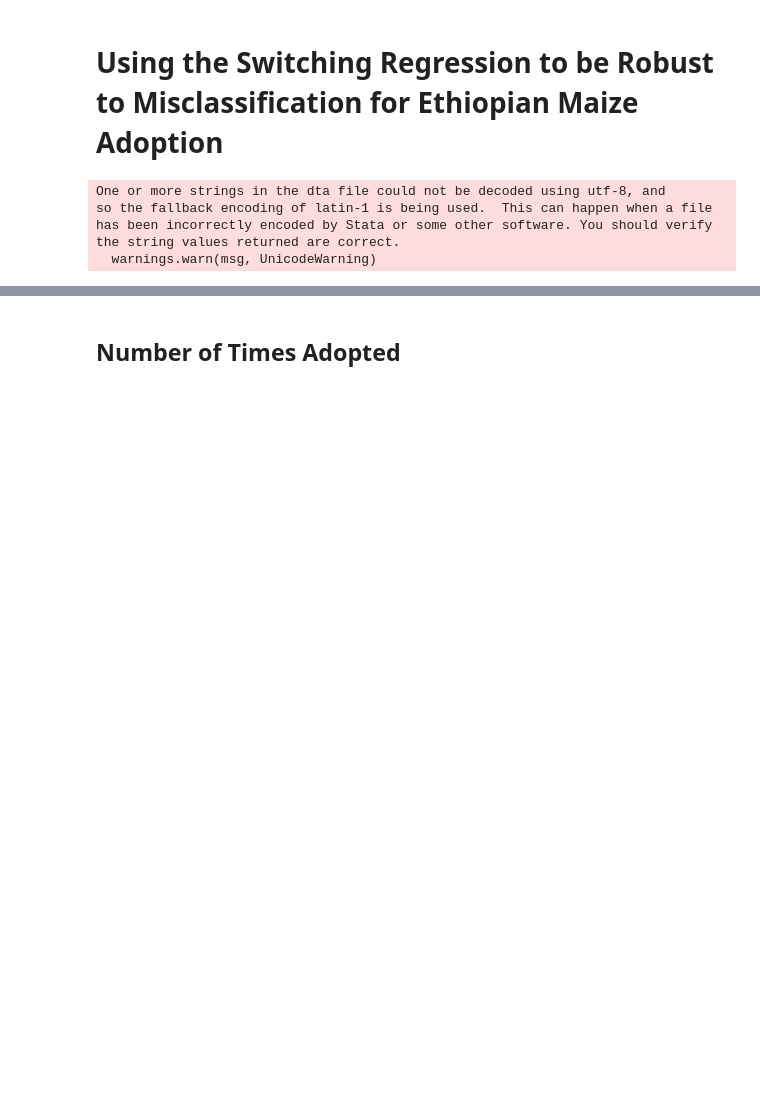
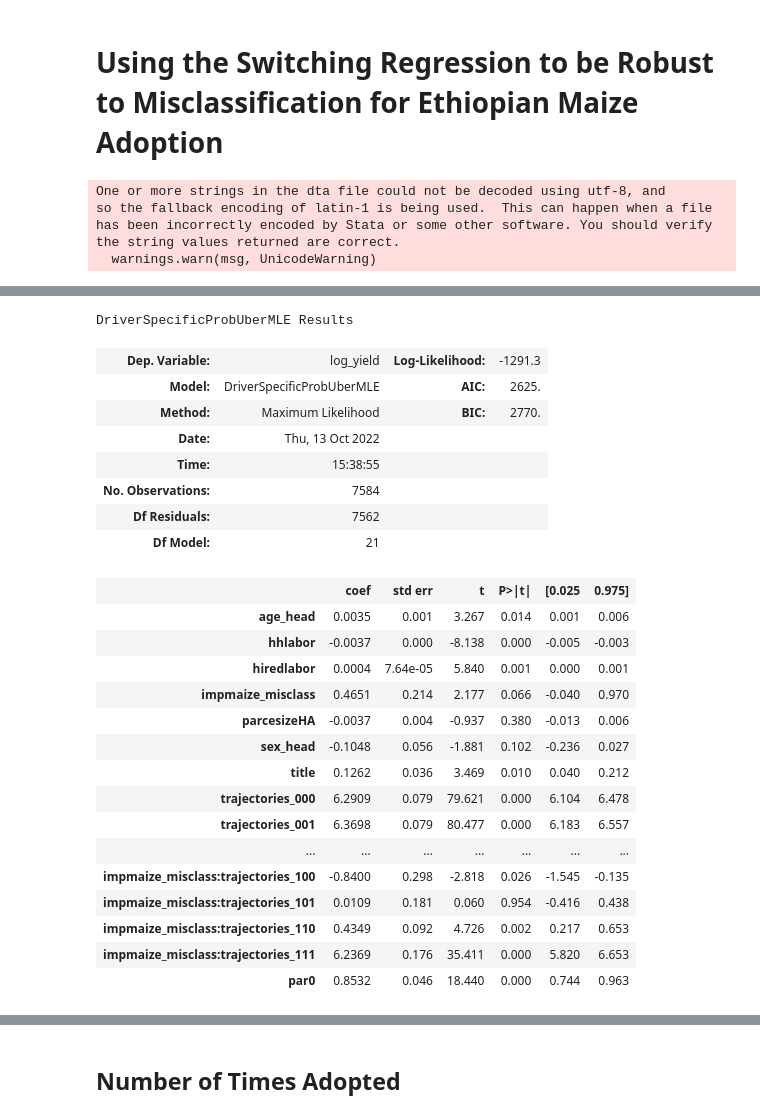
Before and after one commit to amichuda/ethiopia-tech-adoption, a Jupyter notebook: python/switching_reg.ipynb, the cells around one changed output, grey strips where cells are left out. Drawn from its saved outputs; the diff is of its cells as text; code cells hidden in the pictures; blank space fills up the shorter version.

```diff
--- a/python/switching_reg.ipynb
+++ b/python/switching_reg.ipynb
@@ -294,0 +302,12 @@ Optimization terminated successfully.
+# %%
+mod_unrestricted = DriverSpecificProbUberMLE.from_formula(
+    formula=formula,
+    data=full_df,
+    classifier_pred=classifier_pred,
+    cm=confusion_matrix(purity_95).T.values,
+    check_absorbed=False
+)
+
+sr_unres, pols_unres = mod_unrestricted.fit(method='bfgs',
+        start_params_res=res, cov_type='cluster',
+        cov_kwds={'groups' : full_df.reset_index('trajectories_misclass').query("trajectories_misclass == trajectories_true").trajectories_true})
@@ -295,2 +324,30 @@ Optimization terminated successfully.
+# %%
+sr_unres.summary()
+# %% [output]
+DriverSpecificProbUberMLE Results
+| Dep. Variable: | log_yield | Log-Likelihood: | -1291.3 |
+| Model: | DriverSpecificProbUberMLE | AIC: | 2625. |
+| Method: | Maximum Likelihood | BIC: | 2770. |
+| Date: | Thu, 13 Oct 2022 |  |  |
+| Time: | 15:38:55 |  |  |
+| No. Observations: | 7584 |  |  |
+| Df Residuals: | 7562 |  |  |
+| Df Model: | 21 |  |  |
+|  | coef | std err | t | P>|t| | [0.025 | 0.975] |
+| age_head | 0.0035 | 0.001 | 3.267 | 0.014 | 0.001 | 0.006 |
+| hhlabor | -0.0037 | 0.000 | -8.138 | 0.000 | -0.005 | -0.003 |
+| hiredlabor | 0.0004 | 7.64e-05 | 5.840 | 0.001 | 0.000 | 0.001 |
+| impmaize_misclass | 0.4651 | 0.214 | 2.177 | 0.066 | -0.040 | 0.970 |
+| parcesizeHA | -0.0037 | 0.004 | -0.937 | 0.380 | -0.013 | 0.006 |
+| sex_head | -0.1048 | 0.056 | -1.881 | 0.102 | -0.236 | 0.027 |
+| title | 0.1262 | 0.036 | 3.469 | 0.010 | 0.040 | 0.212 |
+| trajectories_000 | 6.2909 | 0.079 | 79.621 | 0.000 | 6.104 | 6.478 |
+| trajectories_001 | 6.3698 | 0.079 | 80.477 | 0.000 | 6.183 | 6.557 |
+| ... | ... | ... | ... | ... | ... | ... |
+| impmaize_misclass:trajectories_100 | -0.8400 | 0.298 | -2.818 | 0.026 | -1.545 | -0.135 |
+| impmaize_misclass:trajectories_101 | 0.0109 | 0.181 | 0.060 | 0.954 | -0.416 | 0.438 |
+| impmaize_misclass:trajectories_110 | 0.4349 | 0.092 | 4.726 | 0.002 | 0.217 | 0.653 |
+| impmaize_misclass:trajectories_111 | 6.2369 | 0.176 | 35.411 | 0.000 | 5.820 | 6.653 |
+| par0 | 0.8532 | 0.046 | 18.440 | 0.000 | 0.744 | 0.963 |
 # %%
 full_df_short = full_df.reset_index('trajectories_misclass').query("trajectories_true==trajectories_misclass")
```
Also changed, not shown: parts of 13 cells of this notebook, 14 other files.
